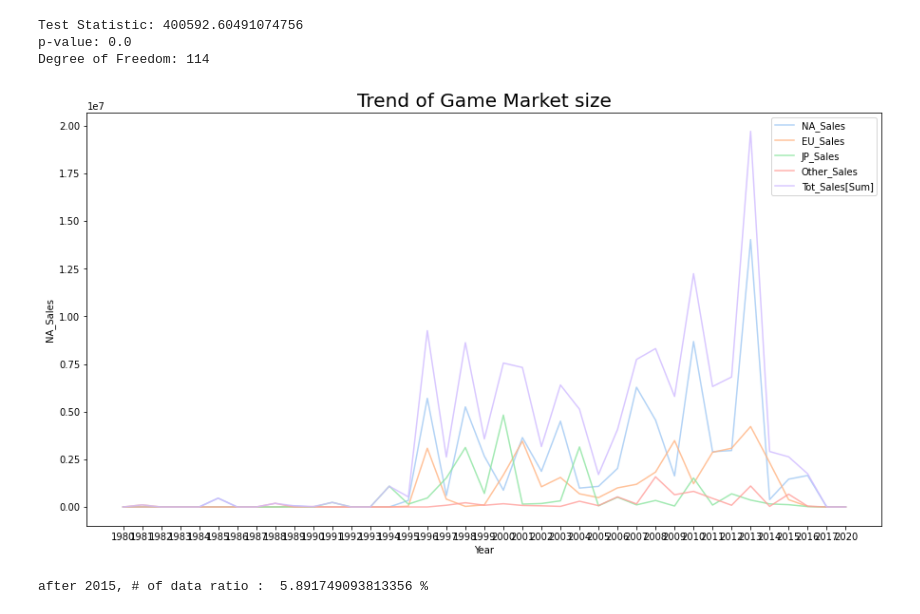
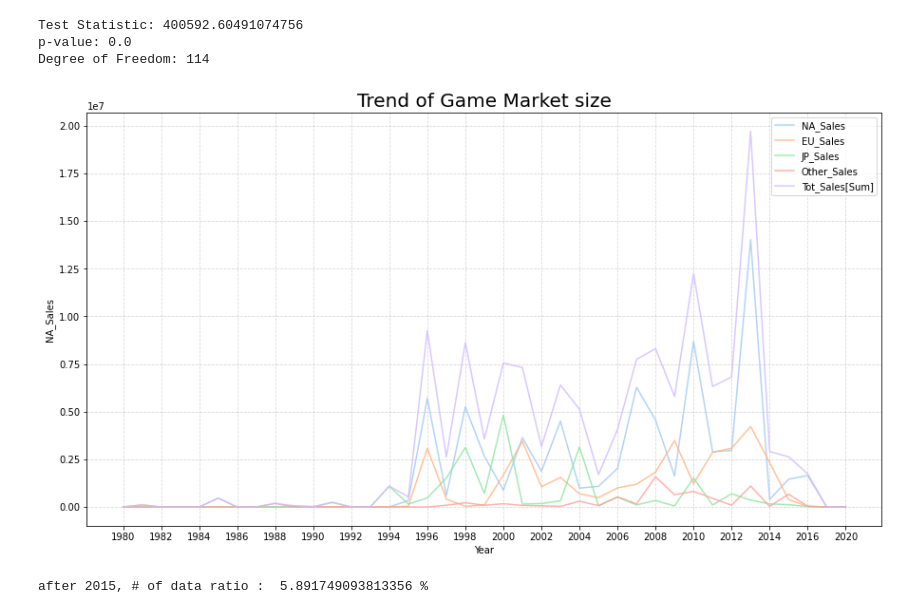
Before and after one commit to 4myLab/codestates, a Jupyter notebook: project/session1.ipynb, the cells around one changed output. Saved outputs shown, nothing was run; the diff lists cells and outputs as text; code cells hidden in the pictures.

Commit message:
bar chart edited

```diff
--- a/project/session1.ipynb
+++ b/project/session1.ipynb
@@ -270,16 +270,18 @@ Degree of Freedom: 114
 # %%
 sum_p2['Tot_Sales[Sum]'] = sum_p2['NA_Sales'] + sum_p2['EU_Sales'] + sum_p2['JP_Sales'] + sum_p2['Other_Sales']
 sum_p2['Tot_Sales[Median]'] = mean_p2['NA_Sales'] + mean_p2['EU_Sales'] + mean_p2['JP_Sales'] + mean_p2['Other_Sales']
 
 sns.set_palette('pastel')
 fig, ax1 = plt.subplots(figsize=(15,8))
 plt.title('Trend of Game Market size', fontdict={'size':20})
 for col in sum_p2.columns[0:-1]:
     sns.lineplot(x=sum_p2.index, y=sum_p2[col], label=col, alpha=0.8, ax=ax1)
+plt.xticks(np.arange(0,40,2))
+plt.grid(True, linestyle='--', alpha=0.5)
 
 plt.show()
 # %% [output]
-[figure, old version]
+[figure, new version]
 # %%
 print('after 2015, # of data ratio : ',df[df['Year']>'2014'].shape[0]/df['Year'].shape[0]*100,'%')
 # %% [output]
```
